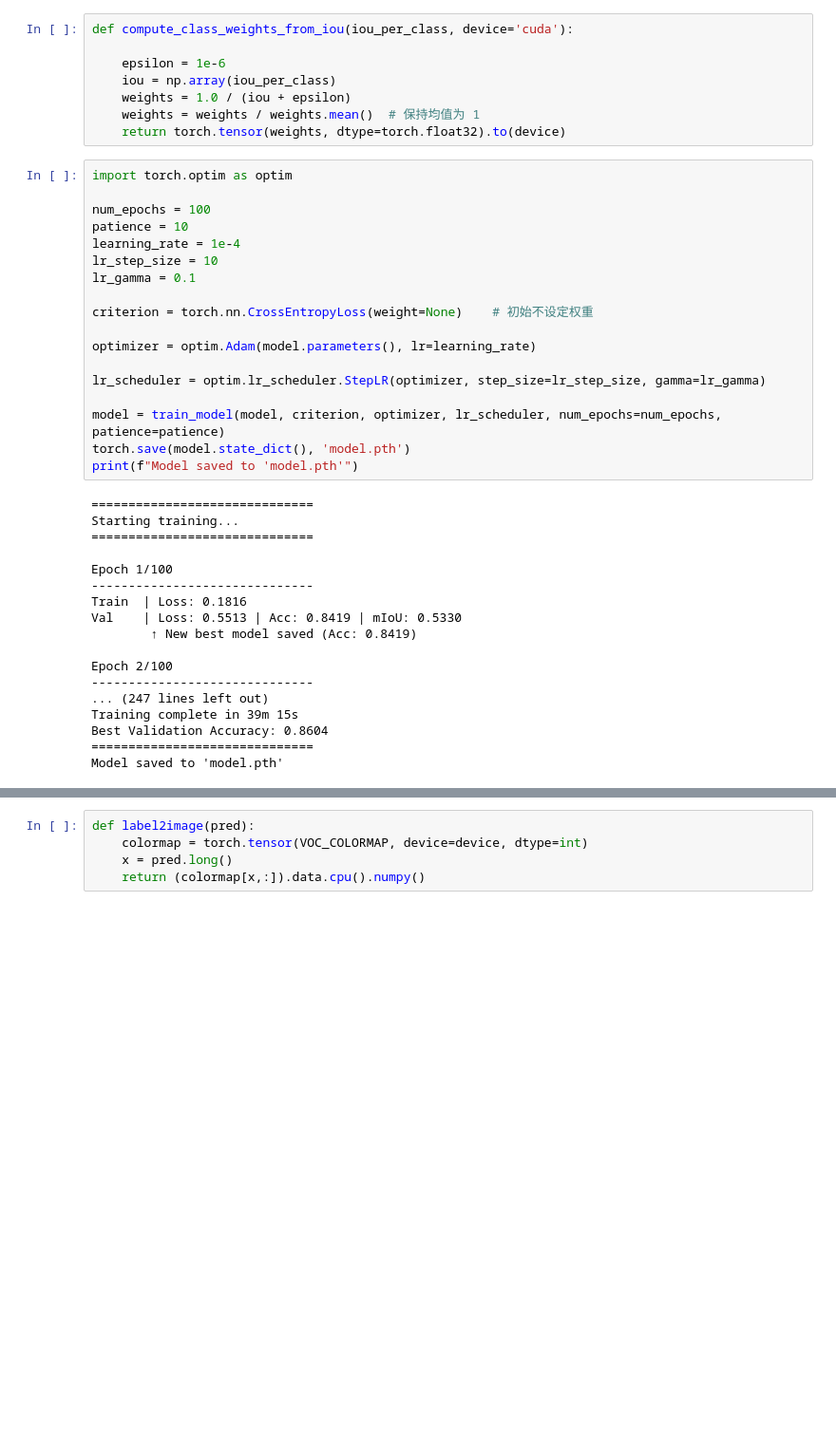
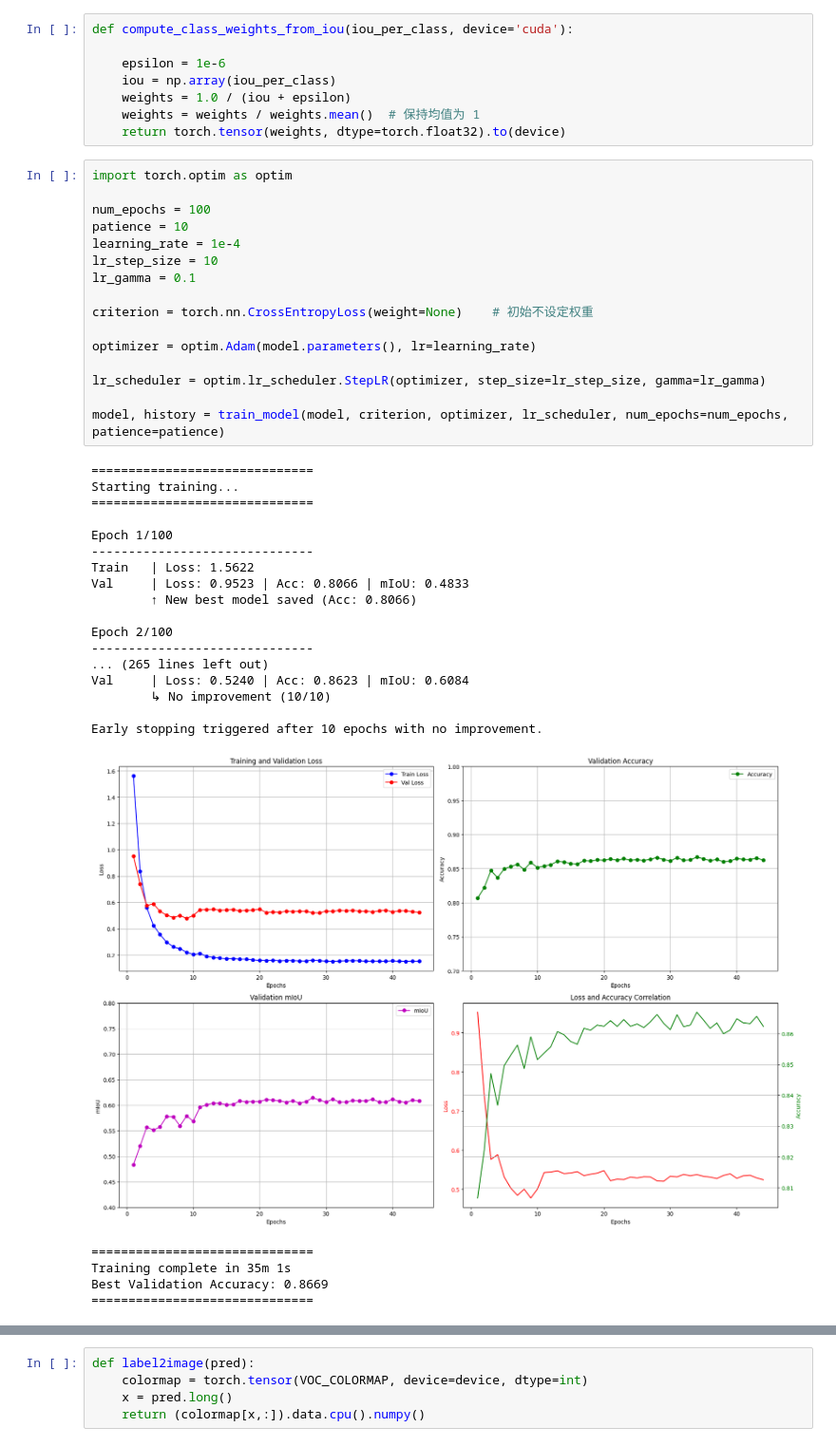
Before and after one commit to Secenary/Computer-Vision, a Jupyter notebook: Final/Final.ipynb, the cells around one changed output, grey strips where cells are left out. Shown at 95% size. Saved outputs shown, nothing was run; the diff lists cells and outputs as text; blank space fills up the shorter version.

Commit message:
updated some plotting work

```diff
--- a/Final/Final.ipynb
+++ b/Final/Final.ipynb
@@ -443,36 +546,39 @@ def compute_class_weights_from_iou(iou_per_class, device='cuda'):
 # %%
 import torch.optim as optim
 
 num_epochs = 100
 patience = 10
 learning_rate = 1e-4
 lr_step_size = 10
 lr_gamma = 0.1
 
 criterion = torch.nn.CrossEntropyLoss(weight=None)    # 初始不设定权重
 
 optimizer = optim.Adam(model.parameters(), lr=learning_rate)
 
 lr_scheduler = optim.lr_scheduler.StepLR(optimizer, step_size=lr_step_size, gamma=lr_gamma)
 
-model = train_model(model, criterion, optimizer, lr_scheduler, num_epochs=num_epochs, patience=patience)
-torch.save(model.state_dict(), 'model.pth')
-print(f"Model saved to 'model.pth'")
+model, history = train_model(model, criterion, optimizer, lr_scheduler, num_epochs=num_epochs, patience=patience)
 # %% [output]
 ==============================
 Starting training...
 ==============================
 
 Epoch 1/100
 ------------------------------
-Train  | Loss: 0.1816
-Val    | Loss: 0.5513 | Acc: 0.8419 | mIoU: 0.5330
-        ↑ New best model saved (Acc: 0.8419)
+Train   | Loss: 1.5622
+Val     | Loss: 0.9523 | Acc: 0.8066 | mIoU: 0.4833
+        ↑ New best model saved (Acc: 0.8066)
 
 Epoch 2/100
 ------------------------------
-... (247 lines left out)
-Training complete in 39m 15s
-Best Validation Accuracy: 0.8604
-==============================
-Model saved to 'model.pth'
+... (265 lines left out)
+Val     | Loss: 0.5240 | Acc: 0.8623 | mIoU: 0.6084
+        ↳ No improvement (10/10)
+
+Early stopping triggered after 10 epochs with no improvement.
+[figure, added]
+==============================
+Training complete in 35m 1s
+Best Validation Accuracy: 0.8669
+==============================
```
Also changed, not shown: parts of 6 cells of this notebook, 1 other file.
